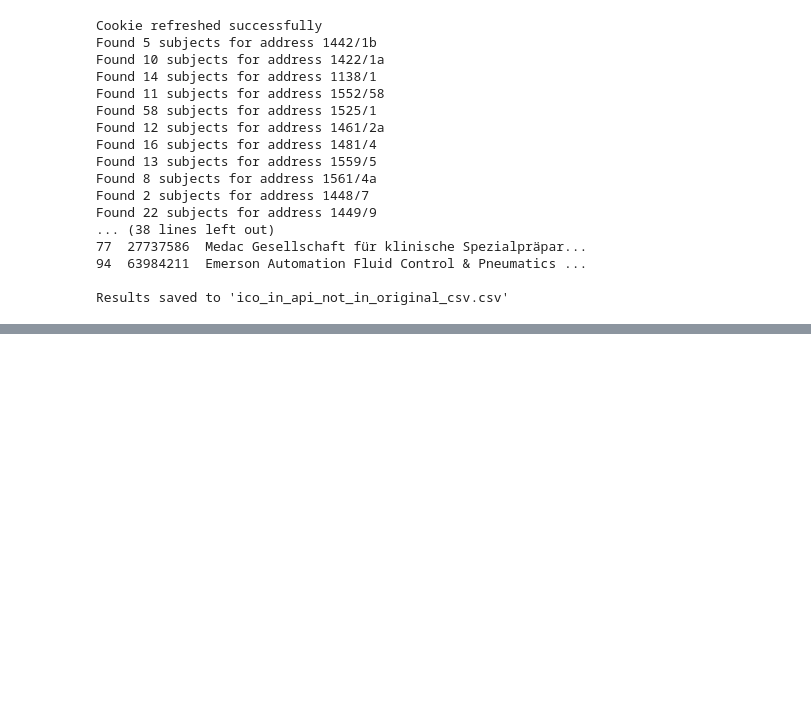
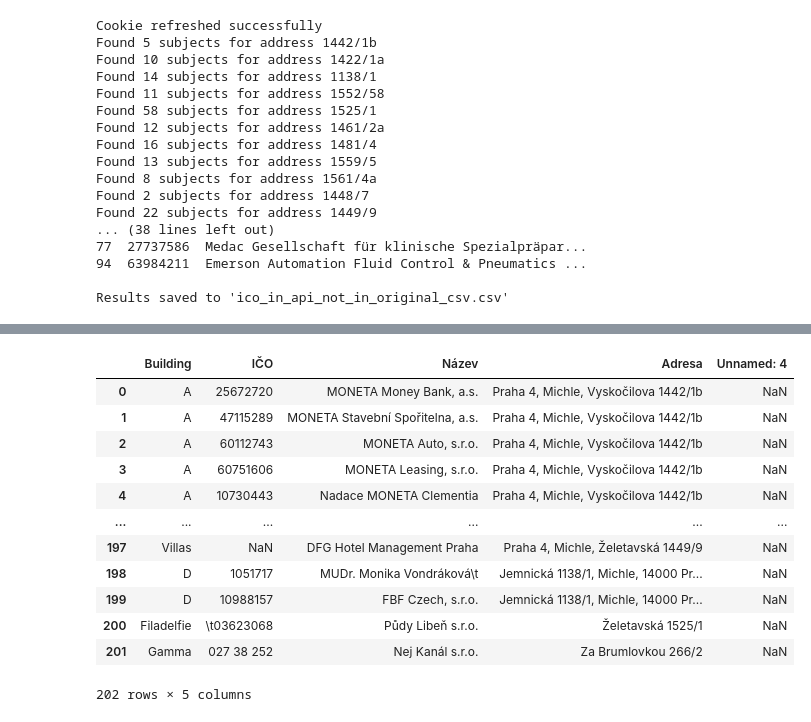
Before and after one commit to Cree0618/MQTT, a Jupyter notebook: comple_code.ipynb, the cells around one changed output, grey strips where cells are left out. Drawn from its saved outputs; the diff is of its cells as text; code cells hidden in the pictures; blank space fills up the shorter version.

```diff
--- a/comple_code.ipynb
+++ b/comple_code.ipynb
@@ -762,0 +984,16 @@ Results saved to 'ico_in_api_not_in_original_csv.csv'
+# %%
+original_df
+# %% [output]
+|  | Building | IČO | Název | Adresa | Unnamed: 4 |
+| 0 | A | 25672720 | MONETA Money Bank, a.s. | Praha 4, Michle, Vyskočilova 1442/1b | NaN |
+| 1 | A | 47115289 | MONETA Stavební Spořitelna, a.s. | Praha 4, Michle, Vyskočilova 1442/1b | NaN |
+| 2 | A | 60112743 | MONETA Auto, s.r.o. | Praha 4, Michle, Vyskočilova 1442/1b | NaN |
+| 3 | A | 60751606 | MONETA Leasing, s.r.o. | Praha 4, Michle, Vyskočilova 1442/1b | NaN |
+| 4 | A | 10730443 | Nadace MONETA Clementia | Praha 4, Michle, Vyskočilova 1442/1b | NaN |
+| ... | ... | ... | ... | ... | ... |
+| 197 | Villas | NaN | DFG Hotel Management Praha | Praha 4, Michle, Želetavská 1449/9 | NaN |
+| 198 | D | 1051717 | MUDr. Monika Vondráková\t | Jemnická 1138/1, Michle, 14000 Pr... | NaN |
+| 199 | D | 10988157 | FBF Czech, s.r.o. | Jemnická 1138/1, Michle, 14000 Pr... | NaN |
+| 200 | Filadelfie | \t03623068 | Půdy Libeň s.r.o. | Želetavská 1525/1 | NaN |
+| 201 | Gamma | 027 38 252 | Nej Kanál s.r.o. | Za Brumlovkou 266/2 | NaN |
+202 rows × 5 columns
```
Also changed, not shown: parts of 1 cell of this notebook, 1 other file.
